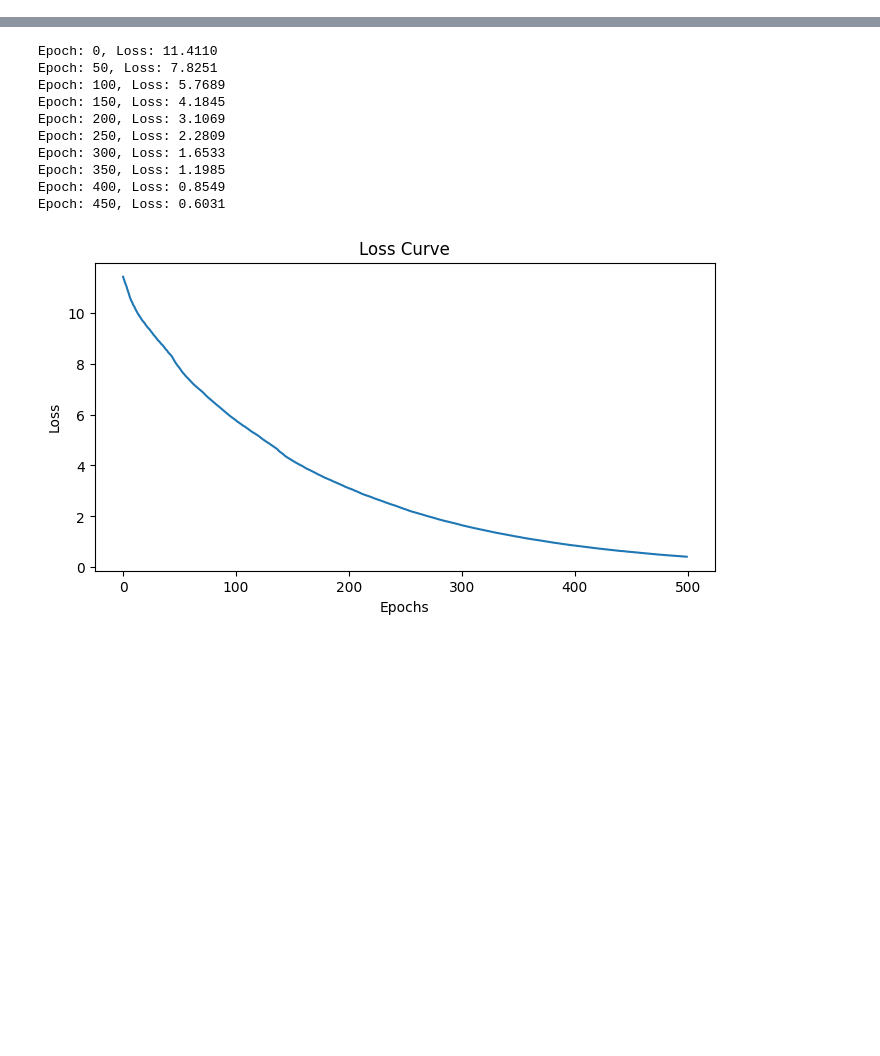
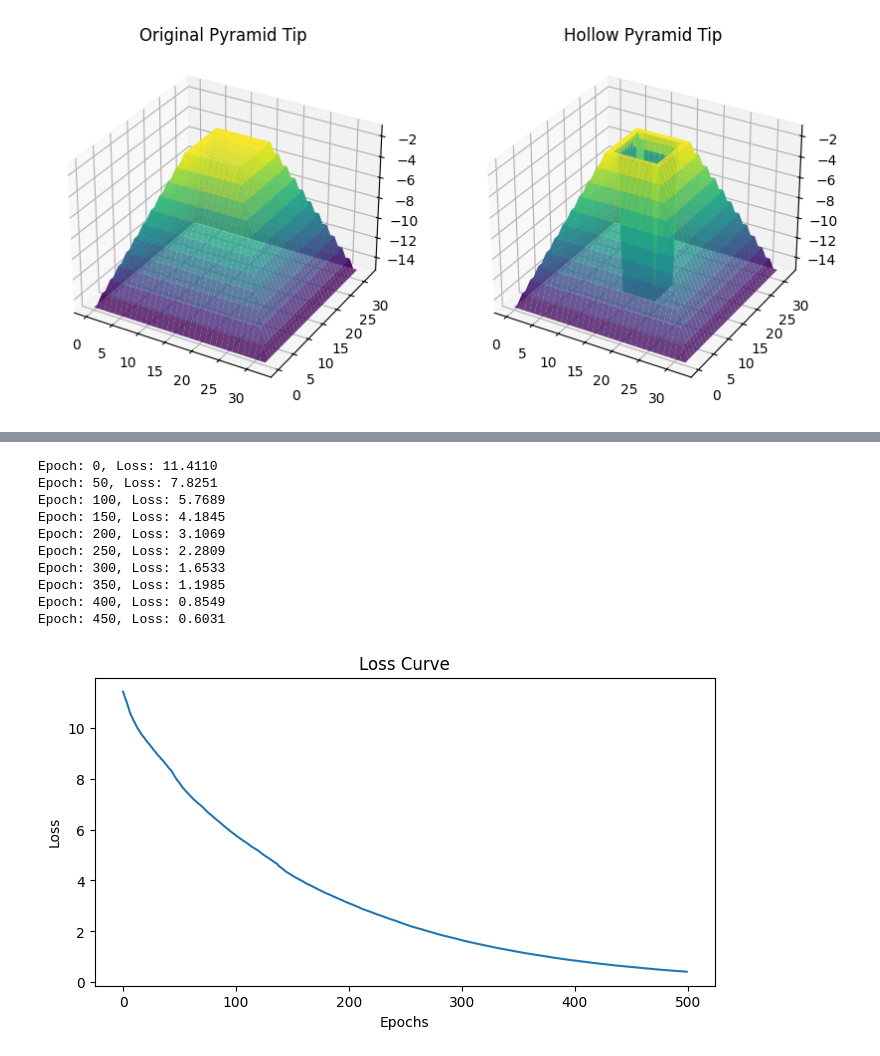
Before and after one commit to malekinho8/hollow-afm-deconvolution, a Jupyter notebook: blindtip_reconstruction_opening_only.ipynb, the cells around one changed output, grey strips where cells are left out. Cells and saved outputs as stored; diff of their text form; code cells hidden in the pictures; blank space fills up the shorter version.

```diff
--- a/blindtip_reconstruction_opening_only.ipynb
+++ b/blindtip_reconstruction_opening_only.ipynb
@@ -56,0 +11,97 @@ plt.show()
+# %%
+# Assume you have already defined generate_filled_tip function
+def generate_filled_tip(size, size_top, height):
+    tip = torch.zeros((size, size), dtype=torch.float32)
+    x = tip.shape[0]
+    y = tip.shape[1]
+
+    for i in range(x // 2 - size_top // 2):
+        for j in range(i, x - i):
+            for h in range(i, x - i):
+                tip[j, h] = i / (x // 2 - size_top // 2) * height
+    tip = tip - height
+
+    return tip
+
+def generate_hollow_tip(size, size_top, height):
+    tip = generate_filled_tip(size, size_top, height)
+    for i in range(size // 2 - size_top // 2 + 1, size // 2 + size_top // 2):
+        for j in range(size // 2 - size_top // 2 + 1, size // 2 + size_top // 2):
+            tip[i,j] = torch.min(tip)
+    return tip
+
+def generate_commercial_tip_pyramid(size, height):
+    tip = torch.zeros((size, size), dtype=float)
+    x = tip.shape[0]
+
+    for i in range(x // 2):
+        for j in range(i, x - i):
+            for h in range(i, x - i):
+                tip[j, h] = i / (x // 2) * height
+    tip = tip - torch.max(tip)
+
+    return tip
+
+def generate_commercial_tip_sphere(size, sphere_radius, height):
+    tip = torch.zeros((size, size), dtype=float)
+    x = tip.shape[0]
+    y = tip.shape[1]
+
+    for i in range(x // 2 - sphere_radius // 2):
+        for j in range(i, x - i):
+            for h in range(i, x - i):
+                d = math.sqrt((j - x // 2) ** 2. + (h - x // 2) ** 2.)
+                if d <= (x // 2):
+                    tip[j, h] = (x // 2 - d) * (height - sphere_radius) / (x // 2 - sphere_radius)
+    for i in range(x // 2 - sphere_radius // 2, x // 2 + 1):
+        for j in range(i, x - i):
+            for h in range(i, x - i):
+                d = math.sqrt((j - x // 2) ** 2. + (h - x // 2) ** 2.0)
+                if d <= sphere_radius:
+                    tip[j, h] = height - sphere_radius + math.sqrt(sphere_radius ** 2. - d ** 2.)
+
+    tip = tip - torch.max(tip)
+
+    return tip
+
+# Generate pyramid tip and hollow tip
+tip_size = 33
+tip_size_top = 9
+tip_height = 15
+pyramid_tip = generate_filled_tip(tip_size, tip_size_top, tip_height)
+pyramid_tip_hollow = generate_hollow_tip(tip_size, tip_size_top, tip_height)
+commerial_tip_pyramid = generate_commercial_tip_pyramid(tip_size, tip_height)
+commerial_tip_sphere = generate_commercial_tip_sphere(tip_size, tip_size_top // 2, tip_height)
+
+# Create a meshgrid
+x, y = torch.meshgrid(torch.arange(tip_size), torch.arange(tip_size))
+
+# Plot the original and hollow pyramid tips in 3D
+fig = plt.figure(figsize=(10, 5))
+
+# Original Pyramid Tip
+ax = fig.add_subplot(121, projection='3d')
+ax.plot_surface(x, y, pyramid_tip, cmap='viridis', rstride=1, cstride=1, alpha=0.8, antialiased=True)
+ax.set_title('Original Pyramid Tip')
+
+# Hollow Pyramid Tip
+ax = fig.add_subplot(122, projection='3d')
+ax.plot_surface(x, y, pyramid_tip_hollow, cmap='viridis', rstride=1, cstride=1, alpha=0.8, antialiased=True)
+ax.set_title('Hollow Pyramid Tip')
+
+# Plot the commercial tips in 3D
+fig = plt.figure(figsize=(10, 5))
+
+# Commercial Pyramid Tip
+ax = fig.add_subplot(121, projection='3d')
+ax.plot_surface(x, y, commerial_tip_pyramid, cmap='viridis', rstride=1, cstride=1, alpha=0.8, antialiased=True)
+ax.set_title('Commercial Pyramid Tip')
+
+# Commercial Sphere Tip
+ax = fig.add_subplot(122, projection='3d')
+ax.plot_surface(x, y, commerial_tip_sphere, cmap='viridis', rstride=1, cstride=1, alpha=0.8, antialiased=True)
+ax.set_title('Commercial Sphere Tip')
+
+plt.show()
+# %% [output]
+[figure, added]
```
Also changed, not shown: parts of 7 cells of this notebook, 8 other files.
